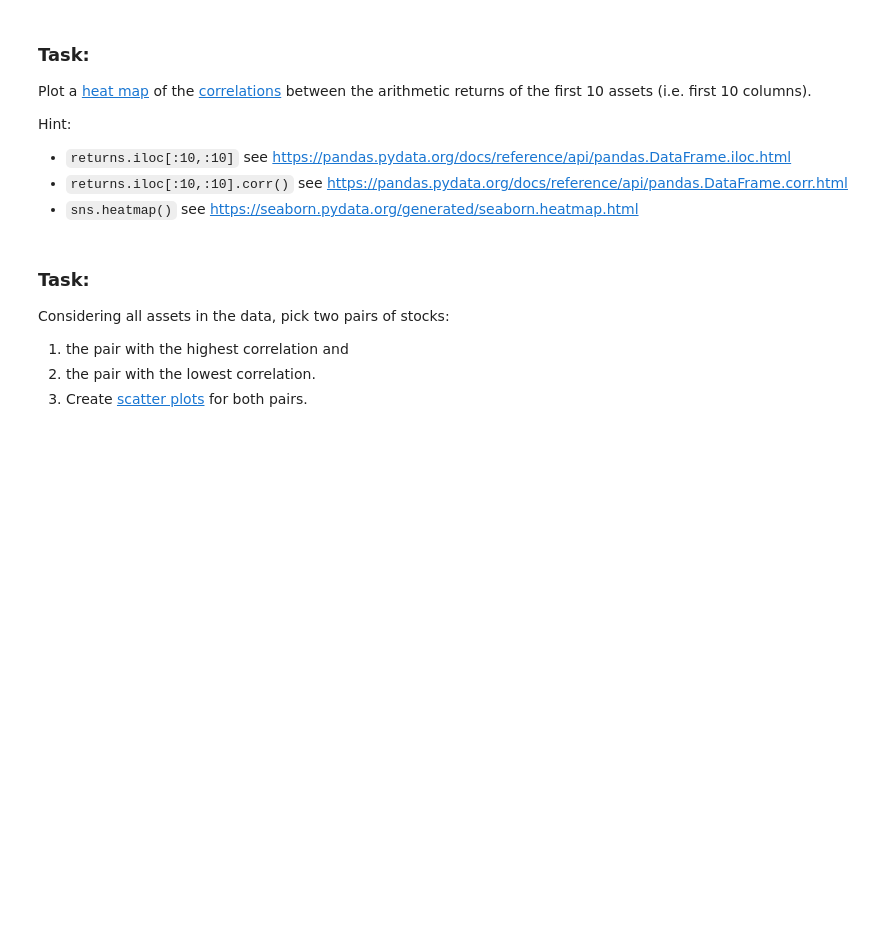
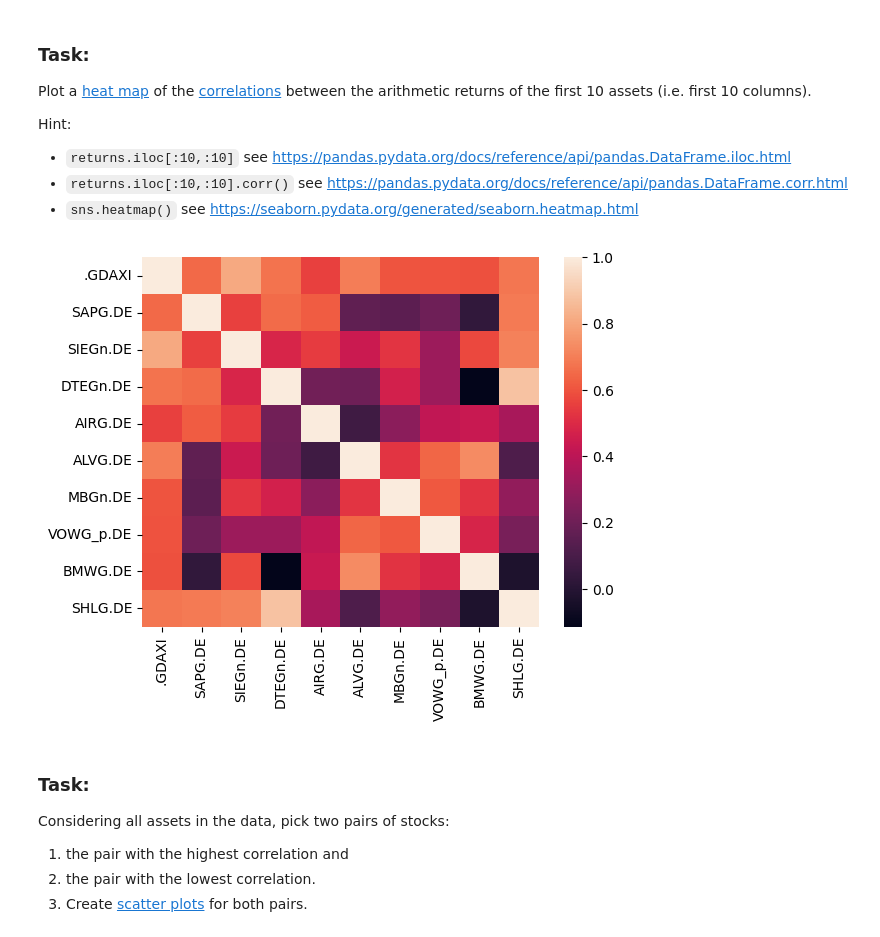
Before and after one commit to iwh-halle/fdap-2024-Big-Eric-Blip, a Jupyter notebook: homework/02_python.ipynb, the cells around one changed output. Drawn from its saved outputs; the diff is of its cells as text; code cells hidden in the pictures; blank space fills up the shorter version.

```diff
--- a/homework/02_python.ipynb
+++ b/homework/02_python.ipynb
@@ -205,6 +207,12 @@ Hint:
 * `returns.iloc[:10,:10]` see https://pandas.pydata.org/docs/reference/api/pandas.DataFrame.iloc.html
 * `returns.iloc[:10,:10].corr()` see https://pandas.pydata.org/docs/reference/api/pandas.DataFrame.corr.html
 * `sns.heatmap()` see https://seaborn.pydata.org/generated/seaborn.heatmap.html
+# %%
+import seaborn as sns
+sns.heatmap(returns.iloc[:10,:10].corr())
+plt.savefig('02_python_corr_heatmap.png')
+# %% [output]
+[figure, added]
 # %% [markdown]
 ### Task:
 
```
Also changed, not shown: parts of 4 cells of this notebook, 4 other files.
